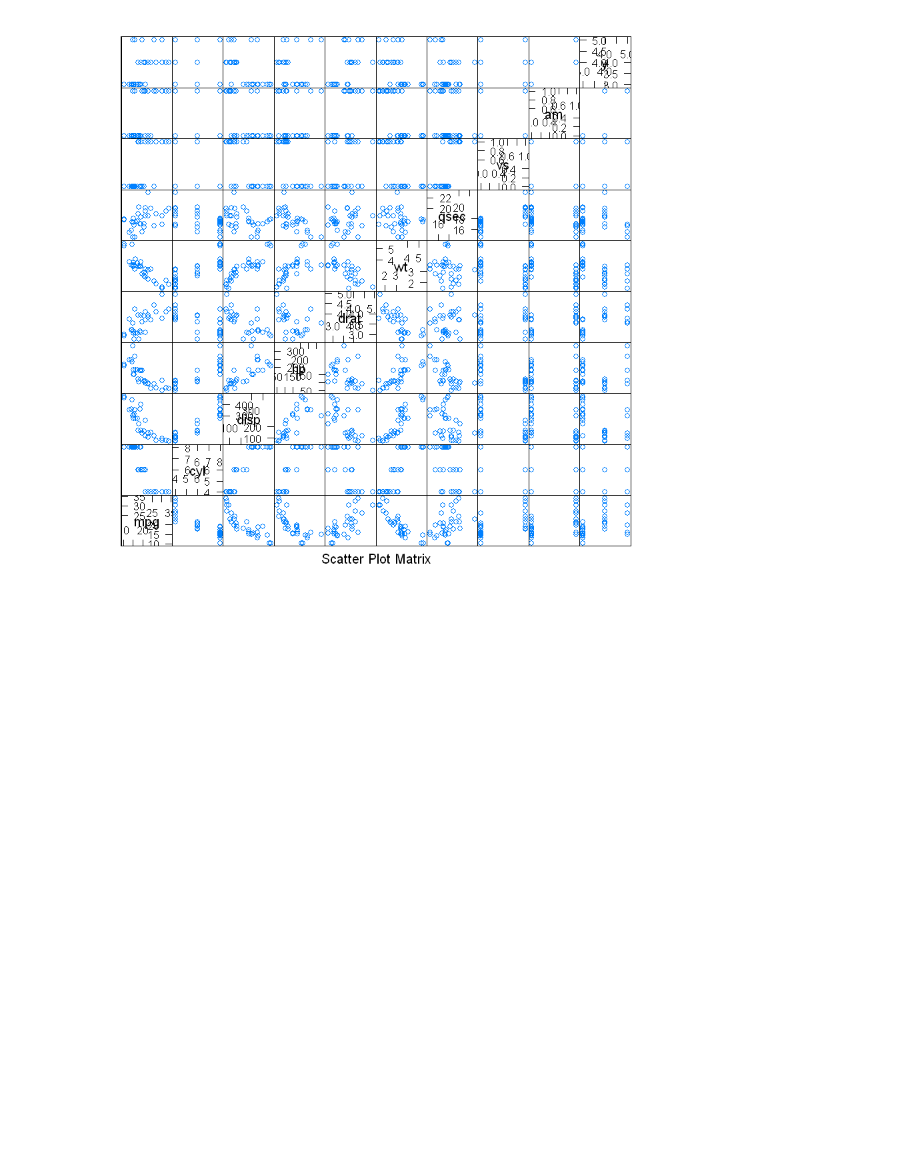
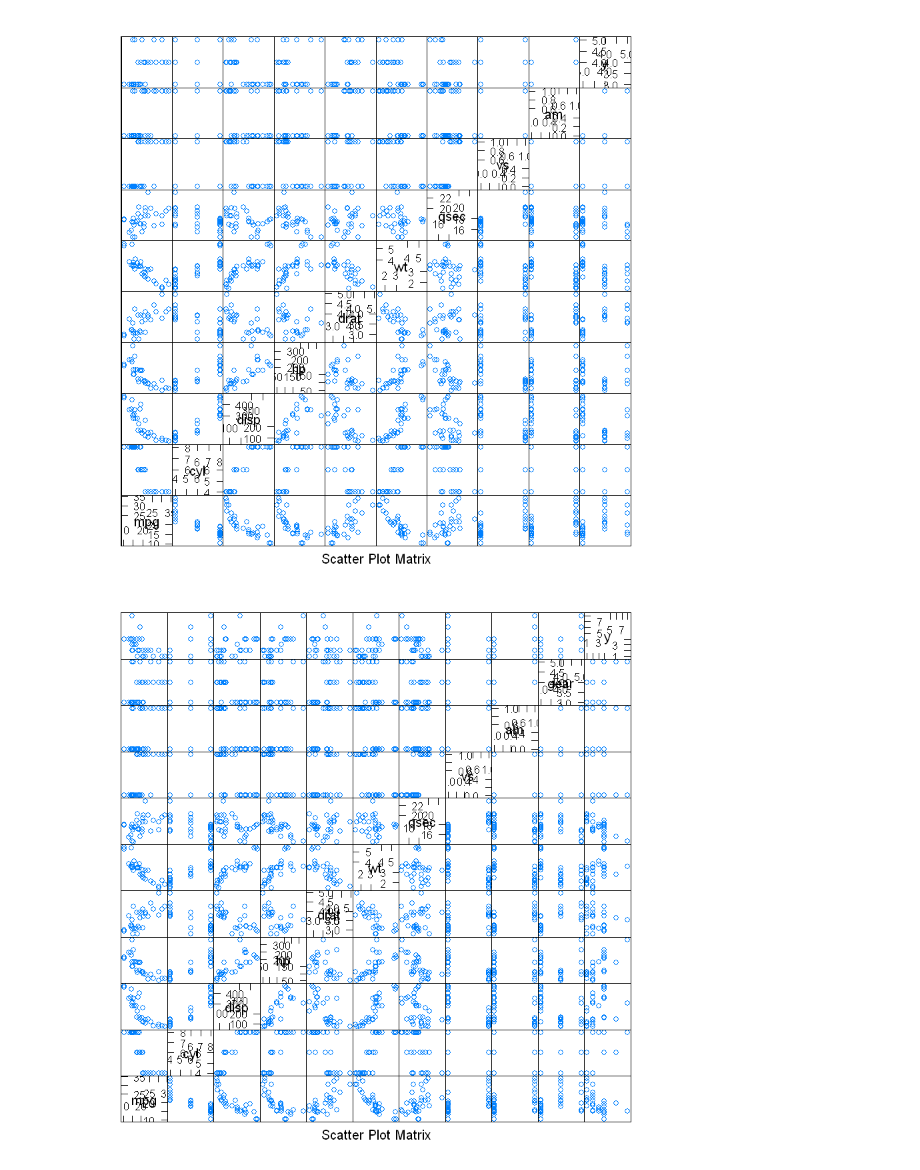
Before and after one commit to vishnugopu/Credit-Card-Fraud-Detection, a Jupyter notebook: Introduction.ipynb, the cells around one changed output. Cells and saved outputs as stored; diff of their text form; code cells hidden in the pictures; blank space fills up the shorter version.

```diff
--- a/Introduction.ipynb
+++ b/Introduction.ipynb
@@ -51,3 +51,7 @@ head(mtcars)
 featurePlot(x=mtcars[,1:9],y=mtcars[,10],plot = 'pairs')
 # %% [output]
 [figure]
+# %%
+featurePlot(x=mtcars[,1:10],y=mtcars[,11],plot = 'pairs')
+# %% [output]
+[figure, added]
```
